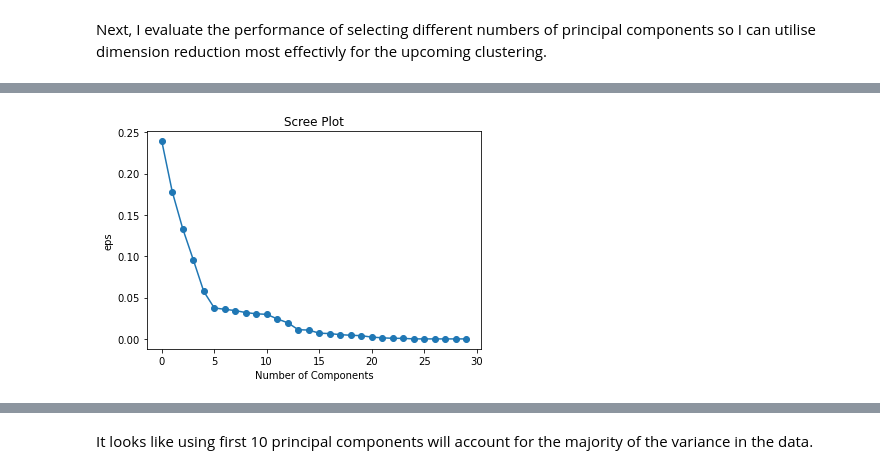
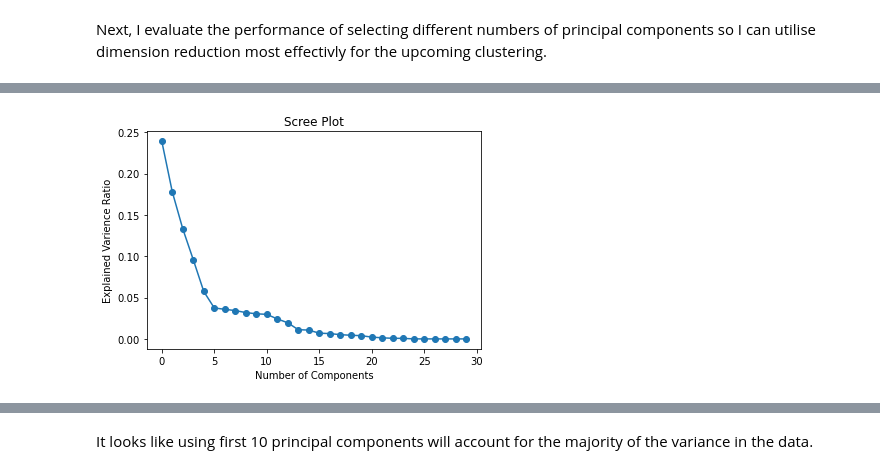
Before and after one commit to SLoganQ/Unsupervised_Learning_NEO_Clustering_Analysis, a Jupyter notebook: NEO_Cluster_Analysis.ipynb, the cells around one changed output, grey strips where cells are left out. Saved outputs shown, nothing was run; the diff lists cells and outputs as text; code cells hidden in the pictures.

```diff
--- a/NEO_Cluster_Analysis.ipynb
+++ b/NEO_Cluster_Analysis.ipynb
@@ -302,12 +302,12 @@ array([0.23902189, 0.41685784, 0.54994358, 0.64572015, 0.70308274,
 # %%
 # Scree plot
 plt.plot(pca.explained_variance_ratio_, "-o")
 plt.title("Scree Plot")
 plt.xlabel("Number of Components")
-plt.ylabel("eps")
+plt.ylabel("Explained Varience Ratio")
 plt.show()
 # %% [output]
-[figure, old version]
+[figure, new version]
 [interactive output not drawn]
 # %%
 plt.plot(np.cumsum(pca.explained_variance_ratio_), "-o")
```
Also changed, not shown: parts of 14 cells of this notebook.
